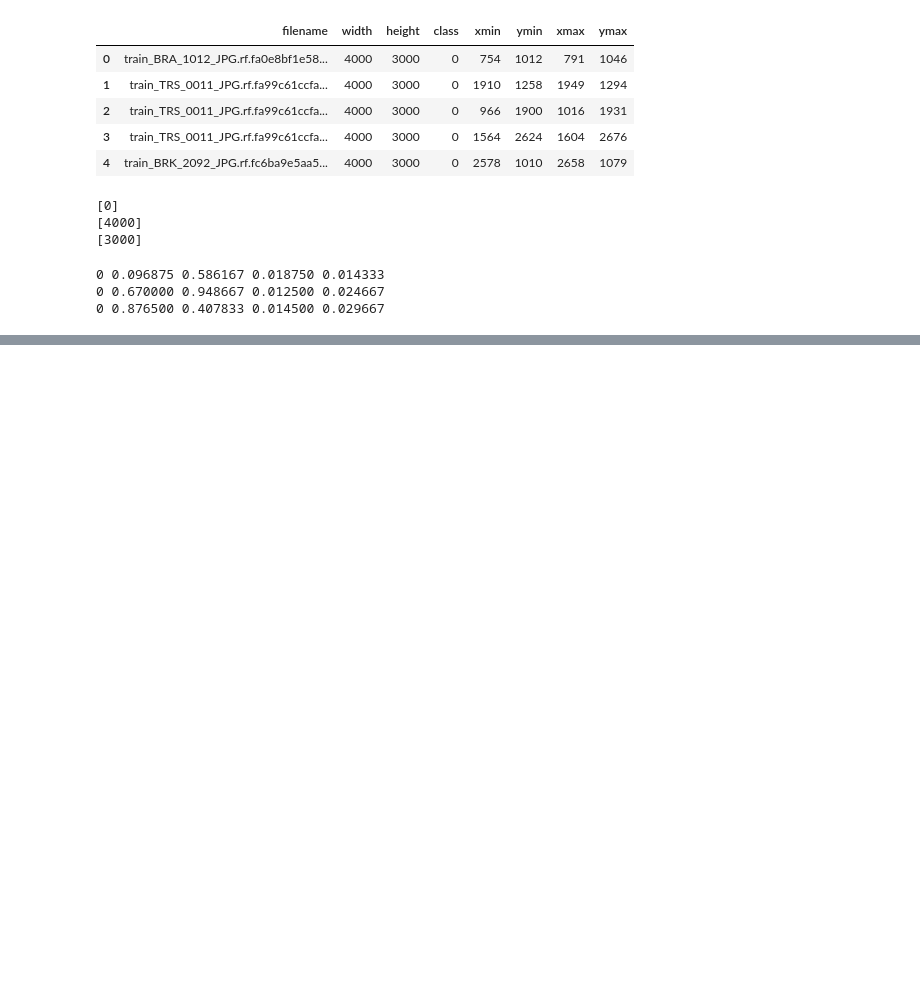
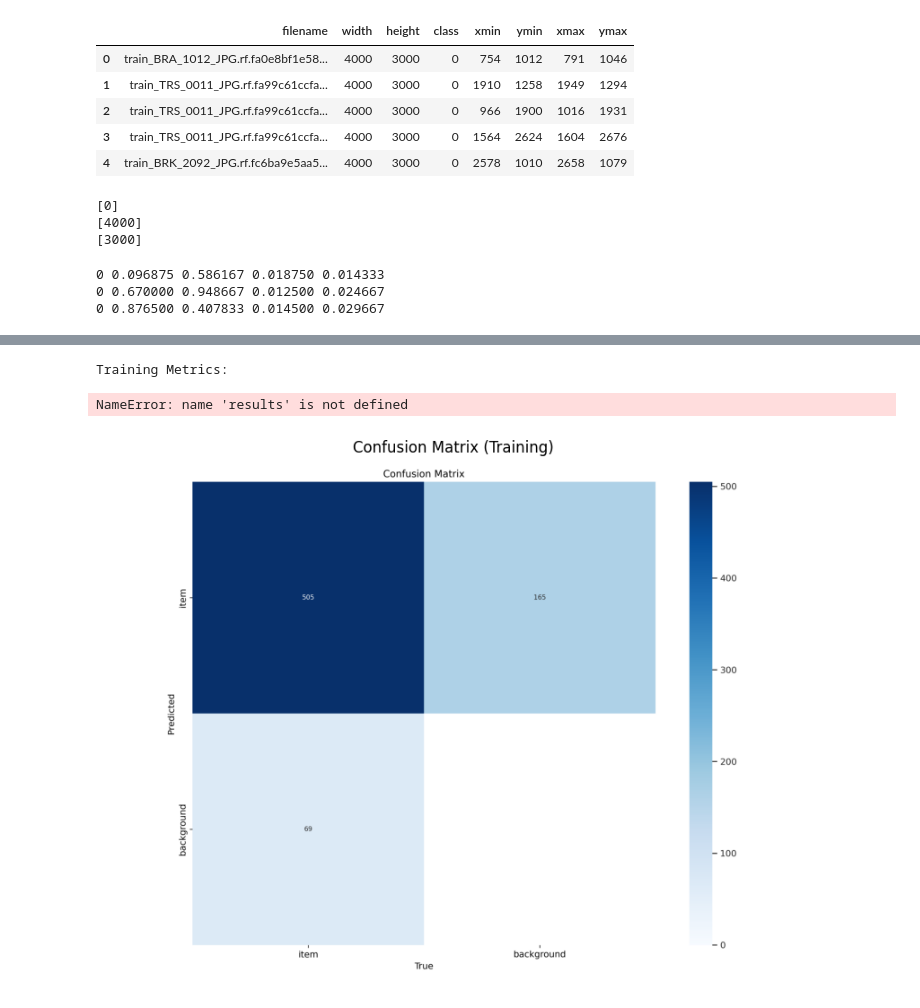
Before and after one commit to 703lovelost/AerialHumanDetection, a Jupyter notebook: AerialHumanDetection.ipynb, the cells around one changed output, grey strips where cells are left out. Saved outputs shown, nothing was run; the diff lists cells and outputs as text; code cells hidden in the pictures; blank space fills up the shorter version.

```diff
--- a/AerialHumanDetection.ipynb
+++ b/AerialHumanDetection.ipynb
@@ -213,0 +219,18 @@ KeyboardInterrupt:
+# %%
+print("\nTraining Metrics:")
+print(f"Precision: {results.box.mp:.4f}")
+print(f"Recall: {results.box.mr:.4f}")
+print(f"mAP50: {results.box.map50:.4f}")
+print(f"mAP50-95: {results.box.map:.4f}")
+# %% [output]
+Training Metrics:
+NameError: name 'results' is not defined
+# %%
+confusion_matrix_train = Image.open(os.path.join(TRAINING_RUN, 'confusion_matrix.png'))
+plt.figure(figsize=(10, 8))
+plt.imshow(confusion_matrix_train)
+plt.title('Confusion Matrix (Training)')
+plt.axis('off')
+plt.show()
+# %% [output]
+[figure, added]
```
Also changed, not shown: parts of 11 cells of this notebook, 2 other files.
